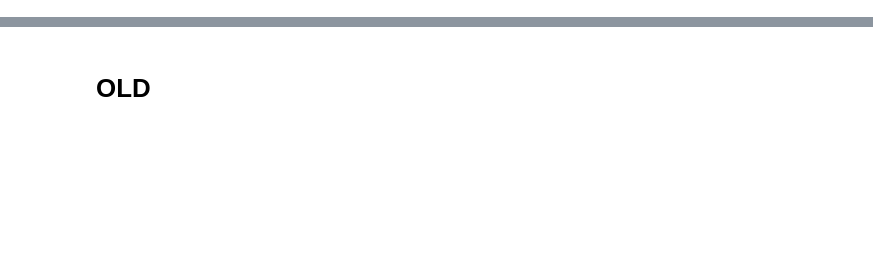
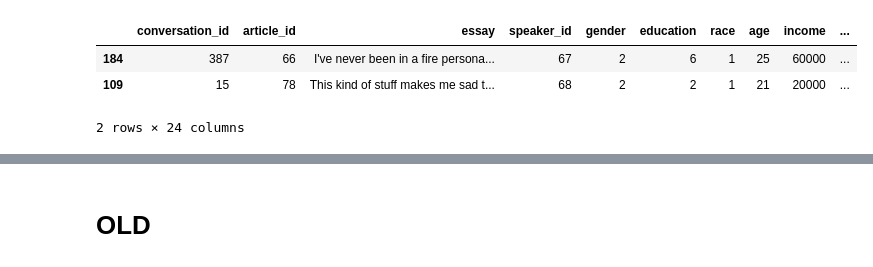
Before and after one commit to hasan-rakibul/WASSA23-empathy-emotion, a Jupyter notebook: preprocessing.ipynb, the cells around one changed output, grey strips where cells are left out. Saved outputs shown, nothing was run; the diff lists cells and outputs as text; code cells hidden in the pictures; blank space fills up the shorter version.

```diff
--- a/preprocessing.ipynb
+++ b/preprocessing.ipynb
@@ -39 +39,9 @@ raw_dev.sample(2)
+# %%
+complete_dev = pd.read_csv('./processed_data/essay_dev_complete.csv', index_col=0, header=0)
+complete_dev.sample(2)
+# %% [output]
+|  | conversation_id | article_id | essay | speaker_id | gender | education | race | age | income | ... |
+| 184 | 387 | 66 | I've never been in a fire persona... | 67 | 2 | 6 | 1 | 25 | 60000 | ... |
+| 109 | 15 | 78 | This kind of stuff makes me sad t... | 68 | 2 | 2 | 1 | 21 | 20000 | ... |
+2 rows × 24 columns
 # %%
```
Also changed, not shown: parts of 7 cells of this notebook, 22 other files.
